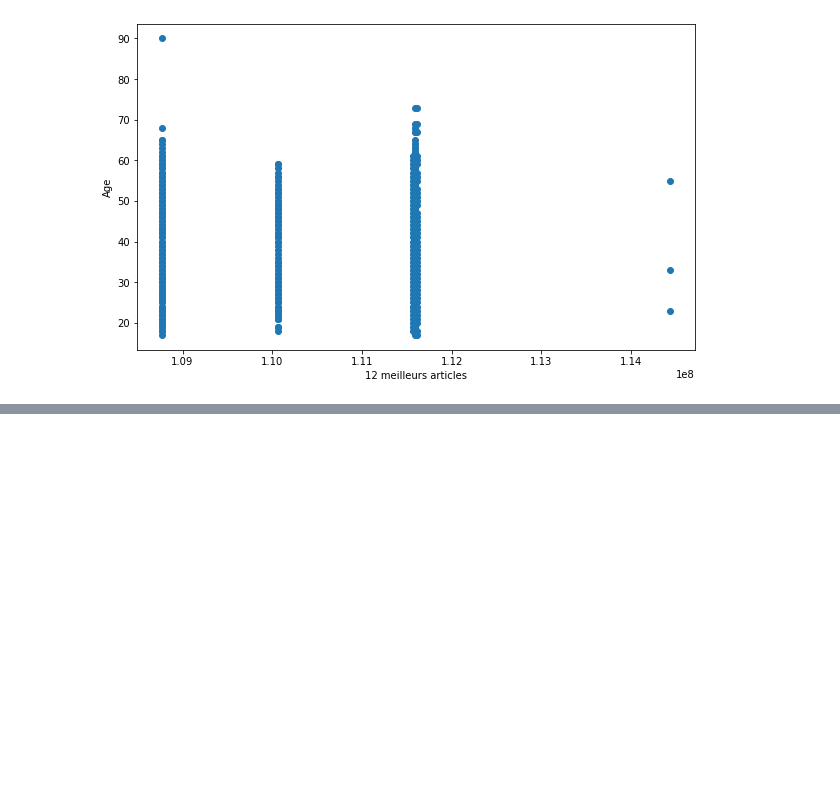
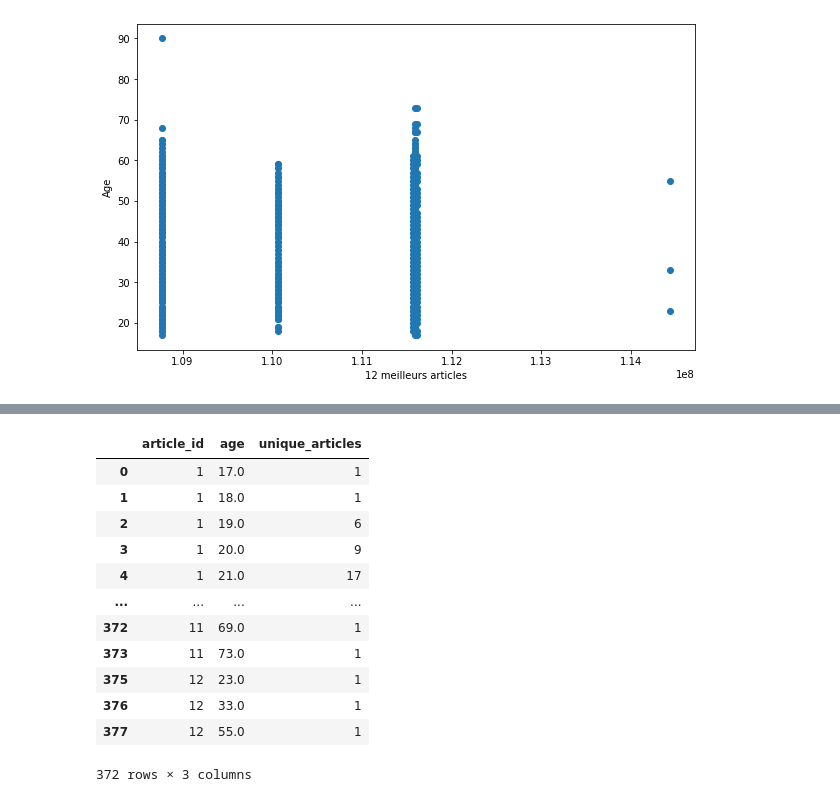
Before and after one commit to treb93/pyhm, a Jupyter notebook: clust_cust.ipynb, the cells around one changed output, grey strips where cells are left out. Saved outputs shown, nothing was run; the diff lists cells and outputs as text; code cells hidden in the pictures; blank space fills up the shorter version.

```diff
--- a/clust_cust.ipynb
+++ b/clust_cust.ipynb
@@ -293,0 +330,20 @@ plt.ylabel('Age');
+# %%
+# Affecter ce changement d'index des articles au df Article Age best 12
+art_age_best12_new = art_age_best12.replace(to_replace =[108775015, 108775044, 108775051, 110065001, 110065002,
+                                                110065011, 111565001, 111565003, 111586001, 111593001,
+                                                111609001, 114428030], value = [1,2,3,4,5,6,7,8,9,10,11,12])
+art_age_best12_new
+# %% [output]
+|  | article_id | age | unique_articles |
+| 0 | 1 | 17.0 | 1 |
+| 1 | 1 | 18.0 | 1 |
+| 2 | 1 | 19.0 | 6 |
+| 3 | 1 | 20.0 | 9 |
+| 4 | 1 | 21.0 | 17 |
+| ... | ... | ... | ... |
+| 372 | 11 | 69.0 | 1 |
+| 373 | 11 | 73.0 | 1 |
+| 375 | 12 | 23.0 | 1 |
+| 376 | 12 | 33.0 | 1 |
+| 377 | 12 | 55.0 | 1 |
+372 rows × 3 columns
```
Also changed, not shown: parts of 3 cells of this notebook.
